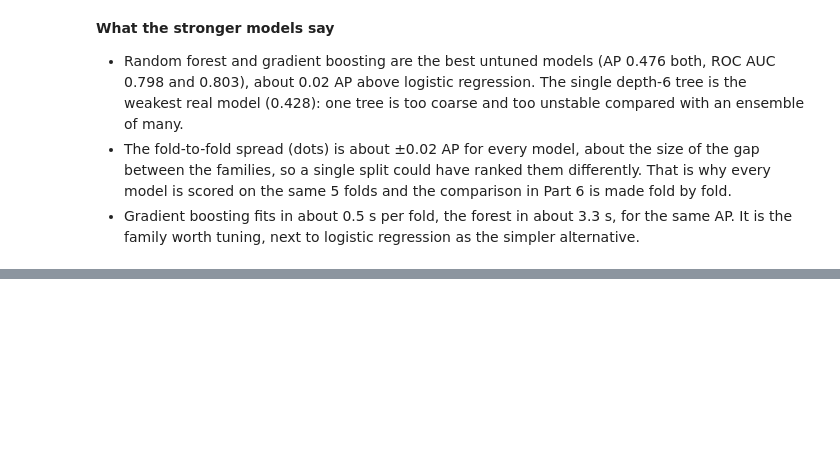
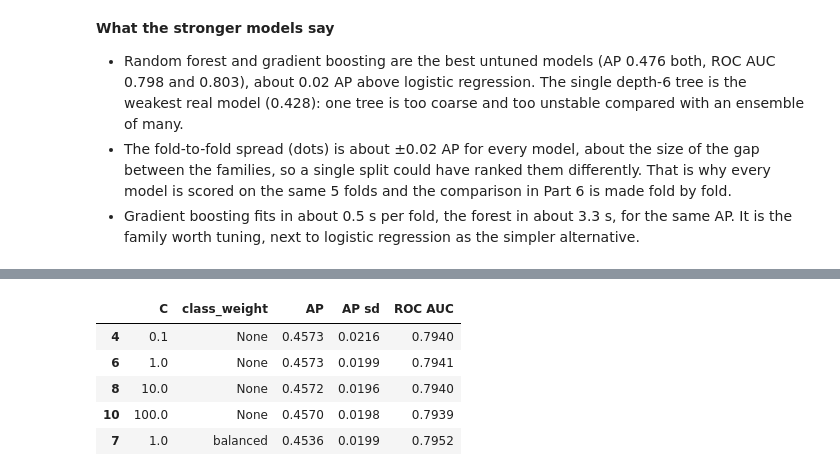
Before and after one commit to abo-code-1/task-03-ML-course, a Jupyter notebook: Imamsidikov_task3.ipynb, the cells around one changed output, grey strips where cells are left out. Saved outputs shown, nothing was run; the diff lists cells and outputs as text; code cells hidden in the pictures; blank space fills up the shorter version.

```diff
--- a/Imamsidikov_task3.ipynb
+++ b/Imamsidikov_task3.ipynb
@@ -706,0 +717,40 @@ plt.show()
+# %%
+from scipy.stats import loguniform
+from sklearn.model_selection import GridSearchCV, RandomizedSearchCV
+
+search_scoring = {"avg_precision": "average_precision", "roc_auc": "roc_auc"}
+
+logit_search = GridSearchCV(
+    make_pipe(LogisticRegression(max_iter=5000)),
+    {"model__C": [0.001, 0.01, 0.1, 1, 10, 100], "model__class_weight": [None, "balanced"]},
+    scoring=search_scoring, refit="avg_precision", cv=cv, n_jobs=-1,
+).fit(X_dev, y_dev)
+
+hgb_search = RandomizedSearchCV(
+    make_pipe(HistGradientBoostingClassifier(max_iter=500, early_stopping=True, random_state=SEED)),
+    {
+        "model__learning_rate": loguniform(0.02, 0.3),
+        "model__max_leaf_nodes": [7, 15, 31, 63],
+        "model__min_samples_leaf": [20, 50, 100, 200],
+        "model__l2_regularization": loguniform(1e-3, 10),
+    },
+    n_iter=40, scoring=search_scoring, refit="avg_precision", cv=cv, n_jobs=-1, random_state=SEED,
+).fit(X_dev, y_dev)
+
+
+def top(search, k=5):
+    r = pd.DataFrame(search.cv_results_)
+    cols = [c for c in r.columns if c.startswith("param_")]
+    out = r[cols + ["mean_test_avg_precision", "std_test_avg_precision", "mean_test_roc_auc"]]
+    out.columns = [c.removeprefix("param_model__") for c in cols] + ["AP", "AP sd", "ROC AUC"]
+    return out.sort_values("AP", ascending=False).head(k).round(4)
+
+
+top(logit_search)
+# %% [output]
+|  | C | class_weight | AP | AP sd | ROC AUC |
+| 4 | 0.1 | None | 0.4573 | 0.0216 | 0.7940 |
+| 6 | 1.0 | None | 0.4573 | 0.0199 | 0.7941 |
+| 8 | 10.0 | None | 0.4572 | 0.0196 | 0.7940 |
+| 10 | 100.0 | None | 0.4570 | 0.0198 | 0.7939 |
+| 7 | 1.0 | balanced | 0.4536 | 0.0199 | 0.7952 |
```
Also changed, not shown: parts of 8 cells of this notebook, 1 other file.
